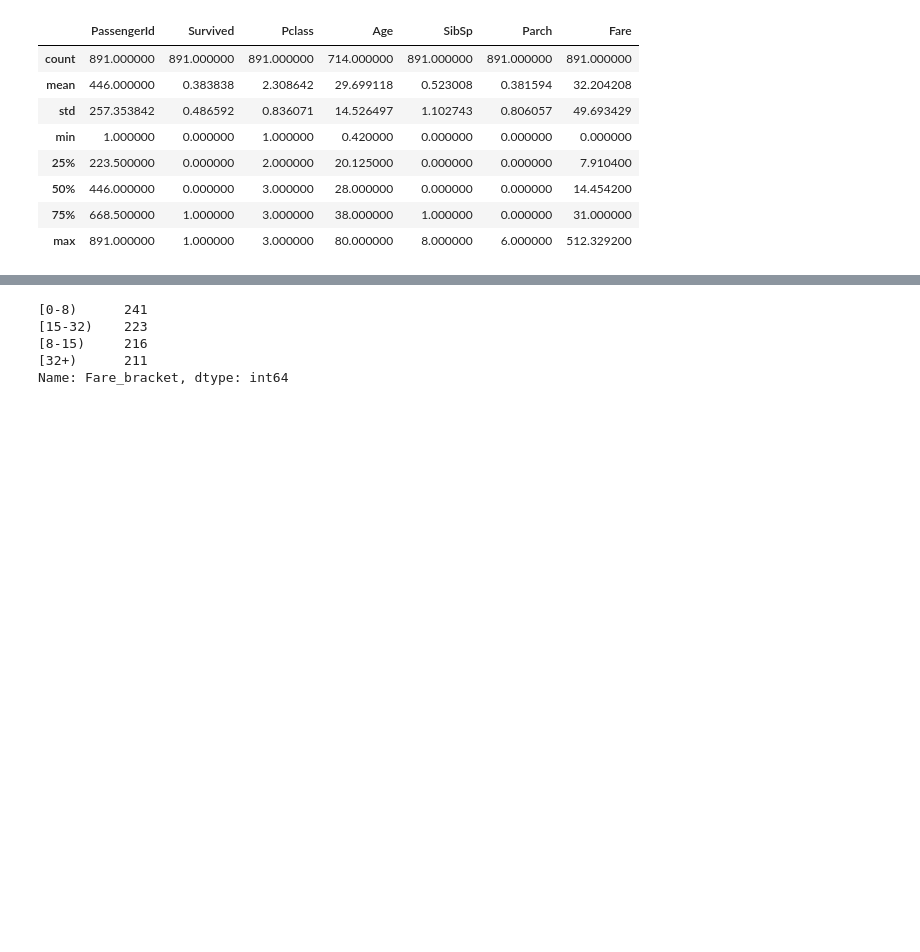
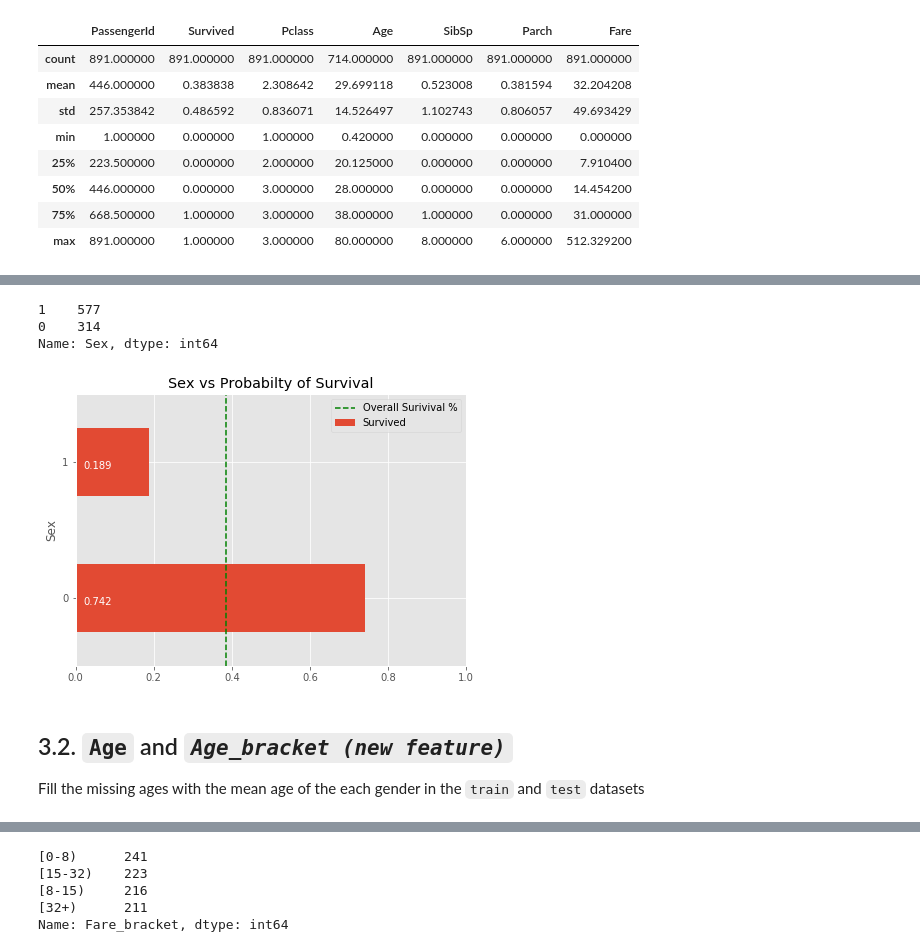
Before and after one commit to JayRajasekharan/Machine-Learning, a Jupyter notebook: Titanic/Titanic.ipynb, the cells around one changed output, grey strips where cells are left out. Drawn from its saved outputs; the diff is of its cells as text; code cells hidden in the pictures; blank space fills up the shorter version.

Commit message:
updated classifiers and polished code

```diff
--- a/Titanic/Titanic.ipynb
+++ b/Titanic/Titanic.ipynb
@@ -3,16 +43,21 @@
 # %%
-# Import Data Analysis libraries
+# Data wrangling
 import pandas as pd
 import numpy as np
 
-# Import Visualization libraries
+# Data visualizatoin
+import matplotlib
 import matplotlib.pyplot as plt
+import seaborn as sns
 %matplotlib inline
+matplotlib.style.use('ggplot')
 
-# Import ML libraries
+# Machine Learnings
 from sklearn.model_selection import cross_val_score
+from sklearn.model_selection import GridSearchCV
 from sklearn.linear_model import LogisticRegression
+from sklearn.neighbors import KNeighborsClassifier
 from sklearn.tree import DecisionTreeClassifier
-from sklearn.neighbors import KNeighborsClassifier
-from sklearn import svm
+from sklearn.svm import SVC
+from sklearn.ensemble import RandomForestClassifier
 # %% [markdown]
@@ -315,0 +186,20 @@ Let's transform the `Fare` variable into a categorical field based on the quarti
+# %%
+# Change Sex to 1=male, 0=female
+for df in datasets:
+    df['Sex'] = df['Sex'].map({'male': 1, 'female':0})
+
+train_df.Sex.value_counts()
+#test_df.Sex.value_counts()
+# %% [output]
+1    577
+0    314
+Name: Sex, dtype: int64
+# %%
+plot_helper(train_df[['Sex','Survived']].groupby(['Sex']).mean(),
+            "Sex vs Probabilty of Survival",pct_survived)
+# %% [output]
+[figure, added]
+# %% [markdown]
+## 3.2. `Age` and *`Age_bracket (new feature)`*<a id="3.2."></a>
+
+Fill the missing ages with the mean age of the each gender in the `train` and `test` datasets
```
Also changed, not shown: parts of 145 cells of this notebook, 3 other files.
